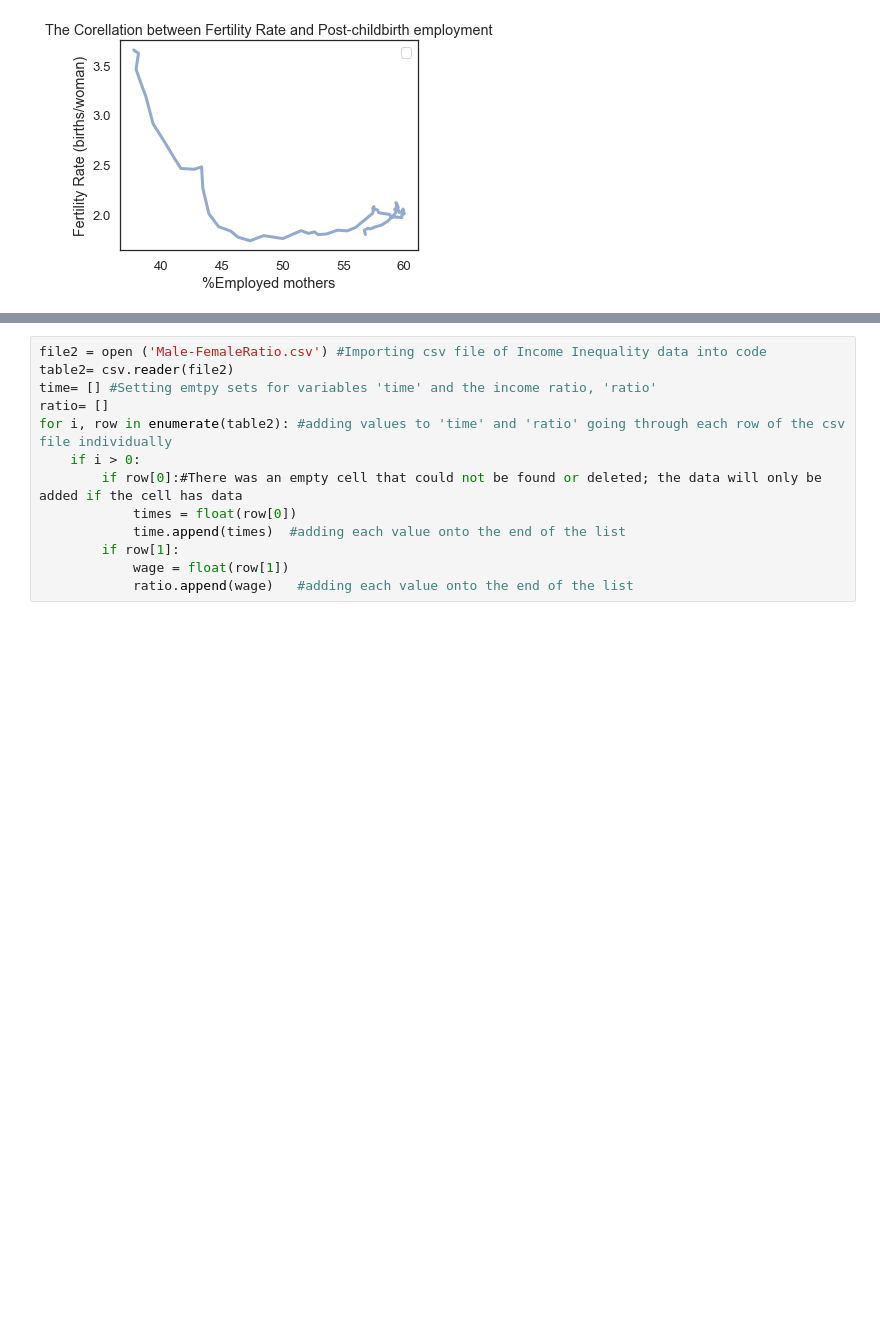
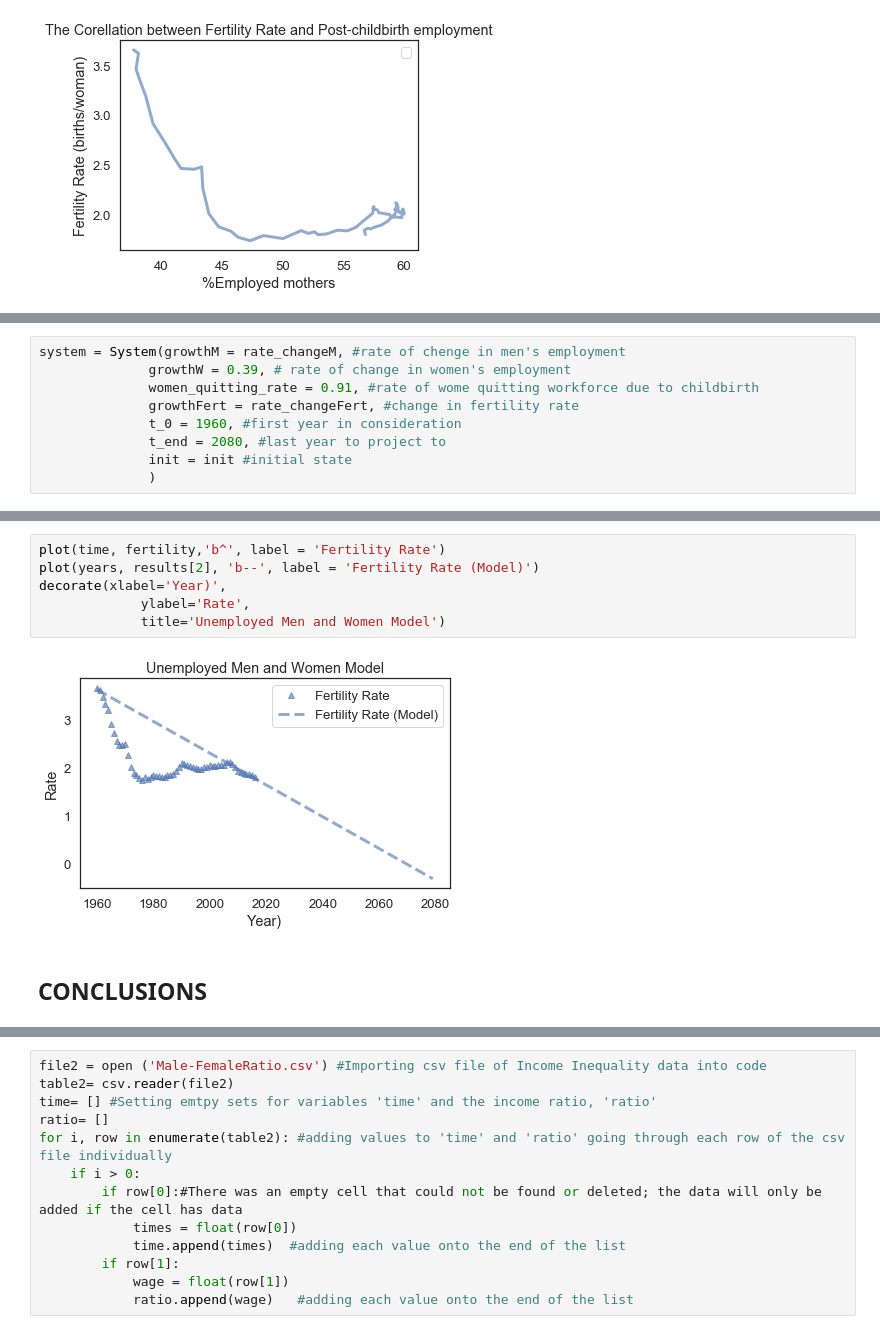
Before and after one commit to dlrow-olleh/ModSimPy, a Jupyter notebook: code/Project/Projehct.ipynb, the cells around one changed output, grey strips where cells are left out. Drawn from its saved outputs; the diff is of its cells as text; blank space fills up the shorter version.

Commit message:
FINAL PROJECT

```diff
--- a/code/Project/Projehct.ipynb
+++ b/code/Project/Projehct.ipynb
@@ -135,0 +126,9 @@ system = System(growthM = rate_changeM,
+# %%
+system = System(growthM = rate_changeM, #rate of chenge in men's employment
+              growthW = 0.39, # rate of change in women's employment
+              women_quitting_rate = 0.91, #rate of wome quitting workforce due to childbirth
+              growthFert = rate_changeFert, #change in fertility rate
+              t_0 = 1960, #first year in consideration
+              t_end = 2080, #last year to project to
+              init = init #initial state
+              )
@@ -180,0 +197,10 @@ plot(years, results[2], 'b--', label = 'Fertility Rate (Model)')
+# %%
+plot(time, fertility,'b^', label = 'Fertility Rate')
+plot(years, results[2], 'b--', label = 'Fertility Rate (Model)')
+decorate(xlabel='Year)',
+             ylabel='Rate',
+             title='Unemployed Men and Women Model')
+# %% [output]
+[figure, added]
+# %% [markdown]
+## CONCLUSIONS
```
Also changed, not shown: parts of 30 cells of this notebook.
